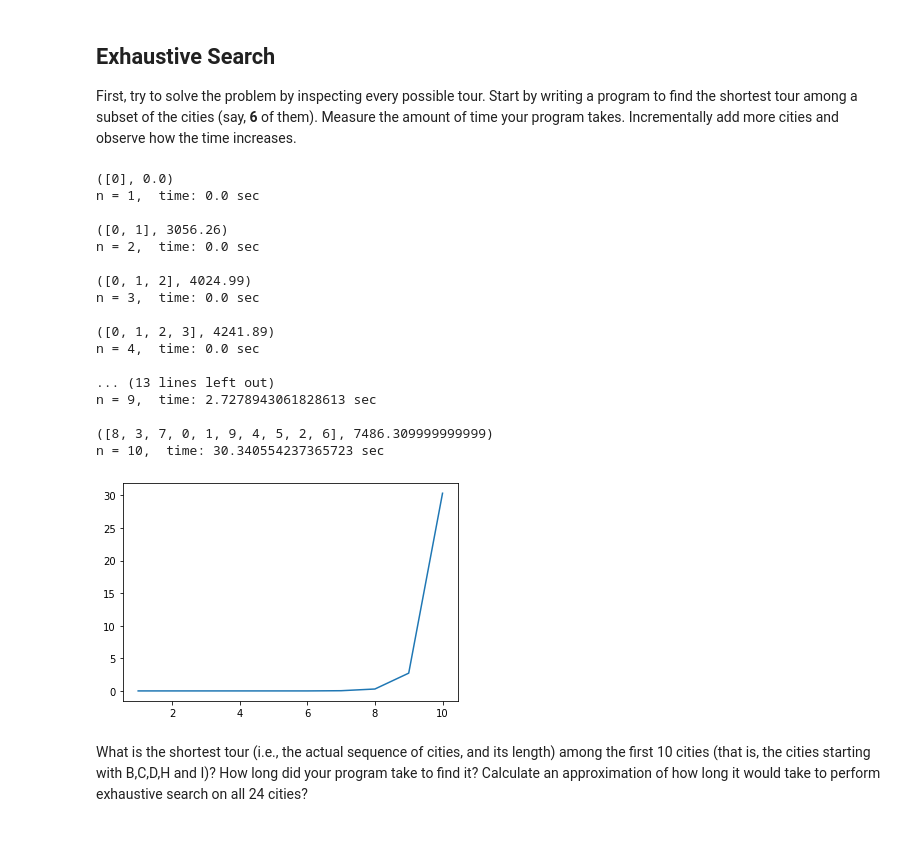
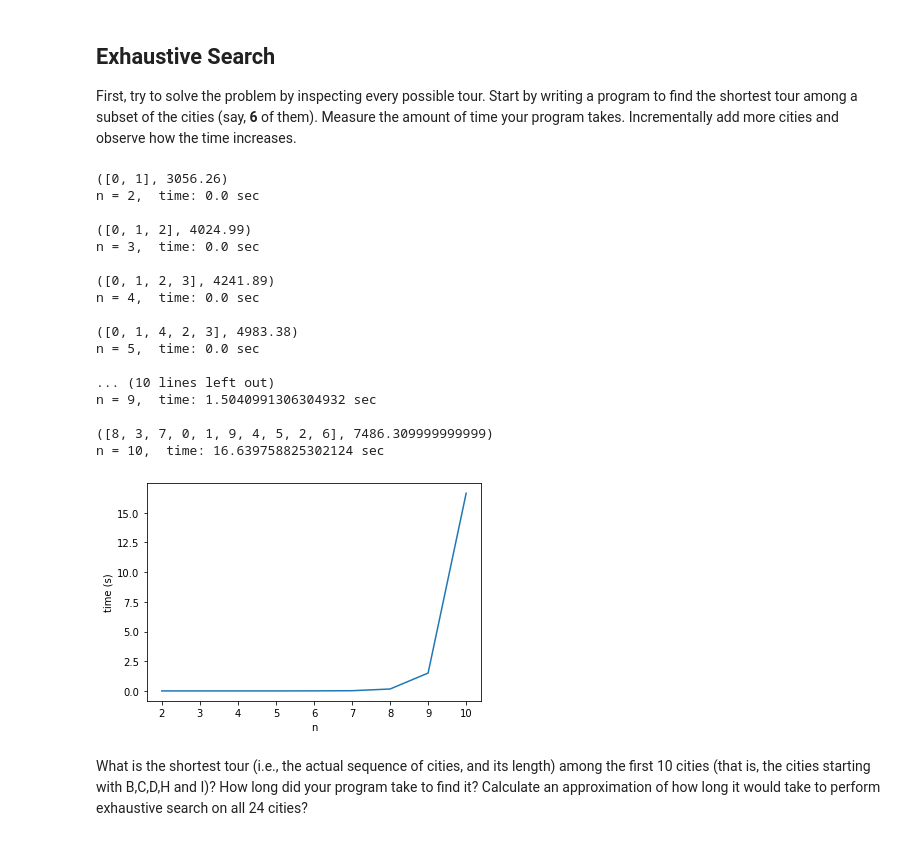
Before and after one commit to Espen-git/IN3050, a Jupyter notebook: assignment01/Assignment1.ipynb, the cells around one changed output. Saved outputs shown, nothing was run; the diff lists cells and outputs as text; code cells hidden in the pictures.

```diff
--- a/assignment01/Assignment1.ipynb
+++ b/assignment01/Assignment1.ipynb
@@ -102,40 +110,42 @@ def exhaustive(Cities, n):
             best_distance = distance
             best_perm = list(perm)
 
     return best_perm, best_distance;
 
 
 plot_points = []
 r = range(2,11)
 for n in r: # change range or make list of values to test different number of cities (n>10 is not recomended)
     start = time.time()
     print(exhaustive(Cities, n))
     end = time.time()
     print(f"n = {n},  time: {end - start} sec")
     print("")
     plot_points.append(end - start)
 
 plt.plot(r, plot_points)
+plt.xlabel("n")
+plt.ylabel("time (s)")
 plt.show()
 # %% [output]
-([0], 0.0)
-n = 1,  time: 0.0 sec
-
 ([0, 1], 3056.26)
 n = 2,  time: 0.0 sec
 
 ([0, 1, 2], 4024.99)
 n = 3,  time: 0.0 sec
 
 ([0, 1, 2, 3], 4241.89)
 n = 4,  time: 0.0 sec
 
-... (13 lines left out)
-n = 9,  time: 2.7278943061828613 sec
+([0, 1, 4, 2, 3], 4983.38)
+n = 5,  time: 0.0 sec
+
+... (10 lines left out)
+n = 9,  time: 1.5040991306304932 sec
 
 ([8, 3, 7, 0, 1, 9, 4, 5, 2, 6], 7486.309999999999)
-n = 10,  time: 30.340554237365723 sec
+n = 10,  time: 16.639758825302124 sec
-[figure, old version]
+[figure, new version]
 # %% [markdown]
 What is the shortest tour (i.e., the actual sequence of cities, and its length) among the first 10 cities (that is,
 the cities starting with B,C,D,H and I)? How long did your program take to find it? Calculate an approximation of how long it would take to perform exhaustive search on all 24 cities?
```
Also changed, not shown: parts of 11 cells of this notebook, 2 other files.
